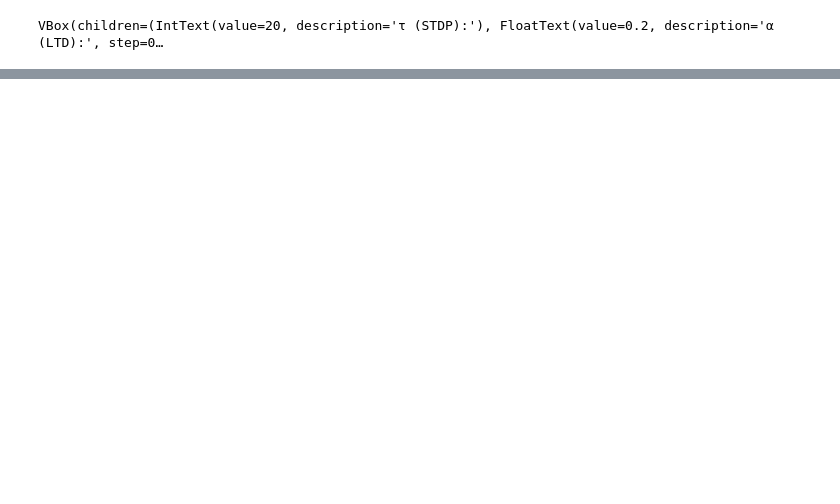
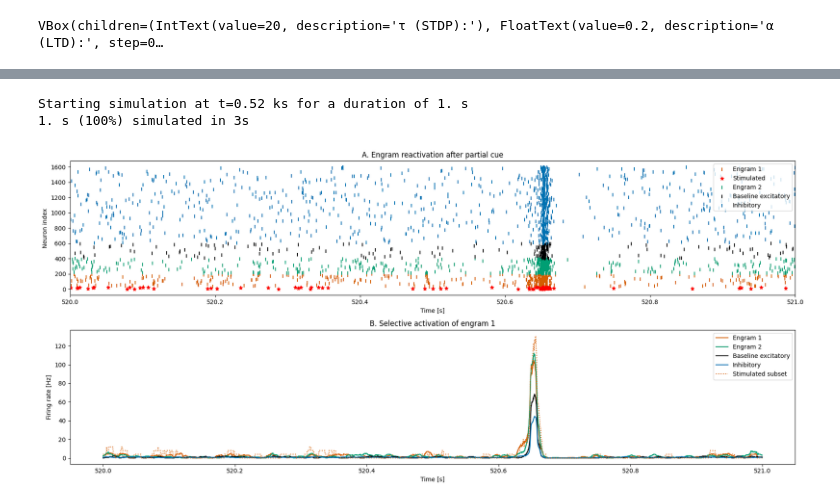
Before and after one commit to prubisch/GRS_2025_spiking_EI_workshop, a Jupyter notebook: Spiking EI Networks - GRS Tutorial.ipynb, the cells around one changed output, grey strips where cells are left out. Saved outputs shown, nothing was run; the diff lists cells and outputs as text; code cells hidden in the pictures; blank space fills up the shorter version.

```diff
--- a/Spiking EI Networks - GRS Tutorial.ipynb
+++ b/Spiking EI Networks - GRS Tutorial.ipynb
@@ -972,0 +972,60 @@ plt.show()
+# %%
+# Setup monitors (again for cue)
+s_E1 = SpikeMonitor(N_Pop[engram_1])
+s_E2 = SpikeMonitor(N_Pop[engram_2])
+s_Ec = SpikeMonitor(N_Pop[np.arange(engram_1.shape[0], dtype = 'int')])
+s_I = SpikeMonitor(N_Pop[N_E:])
+
+r_E1 = PopulationRateMonitor(N_Pop[engram_1])
+r_E2 = PopulationRateMonitor(N_Pop[engram_2])
+r_Ec = PopulationRateMonitor(N_Pop[np.arange(engram_1.shape[0], dtype = 'int')])
+r_I = PopulationRateMonitor(N_Pop[N_E:])
+
+
+# Subset of engram_1 to stimulate
+size_stim = 25
+stim_targets = engram_1[:size_stim]
+N_Pop.I_e[stim_targets] = 22 * pA
+
+# Additional monitors for stimulated subset
+eta = 0  # plasticity remains off
+r_stimmed = PopulationRateMonitor(N_Pop[stim_targets])
+s_stimmed = SpikeMonitor(N_Pop[stim_targets])
+
+# Run reactivation test
+run(1 * second, report='text')
+# %% [output]
+Starting simulation at t=0.52 ks for a duration of 1. s
+1. s (100%) simulated in 3s
+# %%
+# Plot reactivation
+fig, ax = plt.subplots(2, 1, figsize=(18, 8))
+
+# Raster plot with highlighted stimulated neurons
+ax[0].scatter(s_E1.t, s_E1.i, color=palette[2], marker='|', label='Engram 1')
+ax[0].scatter(s_stimmed.t, s_stimmed.i, color='red', marker='*', label='Stimulated')
+ax[0].scatter(s_E2.t, s_E2.i + len(engram_1), color=palette[1], marker='|', label='Engram 2')
+ax[0].scatter(s_Ec.t, s_Ec.i + len(engram_1) + len(engram_2), color='k', marker='|', label='Baseline excitatory')
+ax[0].scatter(s_I.t, s_I.i + len(engram_1)*2 + len(engram_2), color=palette[0], marker='|', label='Inhibitory')
+ax[0].set_xlim(520, 521)
+ax[0].set_xlabel('Time [s]')
+ax[0].set_ylabel('Neuron index')
+ax[0].set_title('A. Engram reactivation after partial cue')
+ax[0].legend(loc='upper right')
+
+# Population rates showing selective activation
+ax[1].plot(r_E1.t / second, smooth(r_E1, 0.01), color=palette[2], label='Engram 1')
+ax[1].plot(r_E2.t / second, smooth(r_E2,0.01), color=palette[1], label='Engram 2')
+ax[1].plot(r_Ec.t / second, smooth(r_Ec,0.01), color='k', label='Baseline excitatory')
+ax[1].plot(r_I.t / second, smooth(r_I,0.01), color=palette[0], label='Inhibitory')
+ax[1].plot(r_stimmed.t / second, smooth(r_stimmed,0.01), color=palette[2], linestyle=':', label='Stimulated subset')
+ax[0].set_xlim(520, 521)
+ax[1].set_xlabel('Time [s]')
+ax[1].set_ylabel('Firing rate [Hz]')
+ax[1].set_title('B. Selective activation of engram 1')
+ax[1].legend()
+
+fig.tight_layout()
+plt.show()
+# %% [output]
+[figure, added]
```
Also changed, not shown: parts of 18 cells of this notebook, 1 other file.
